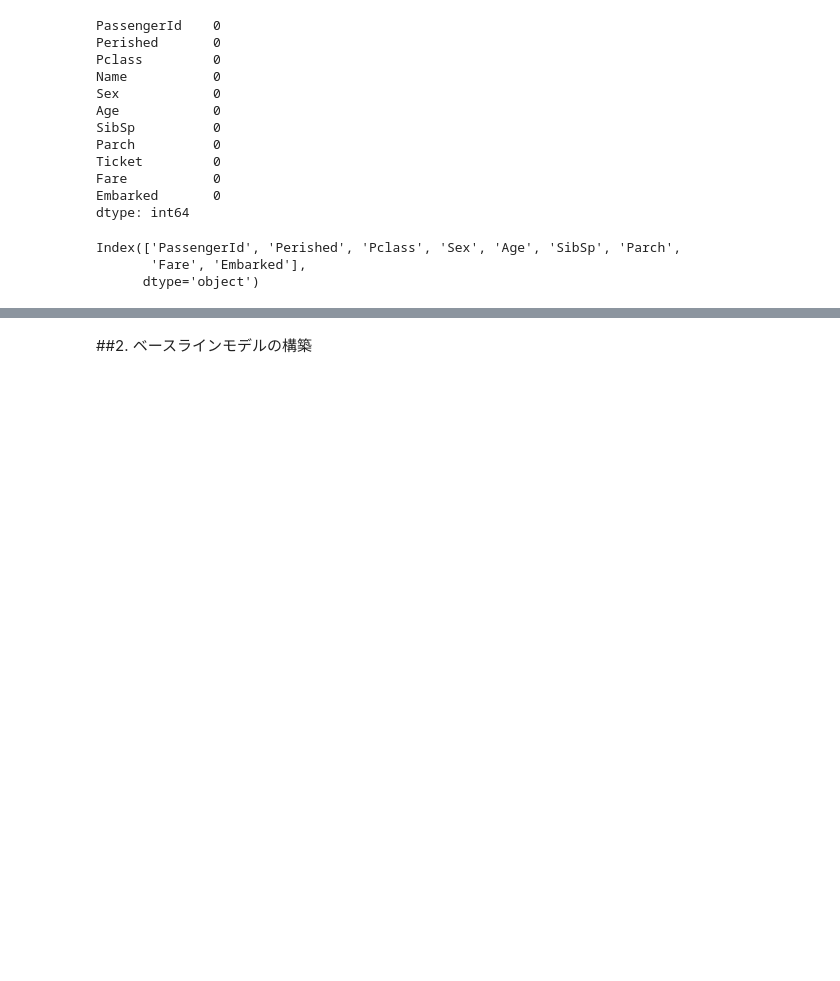
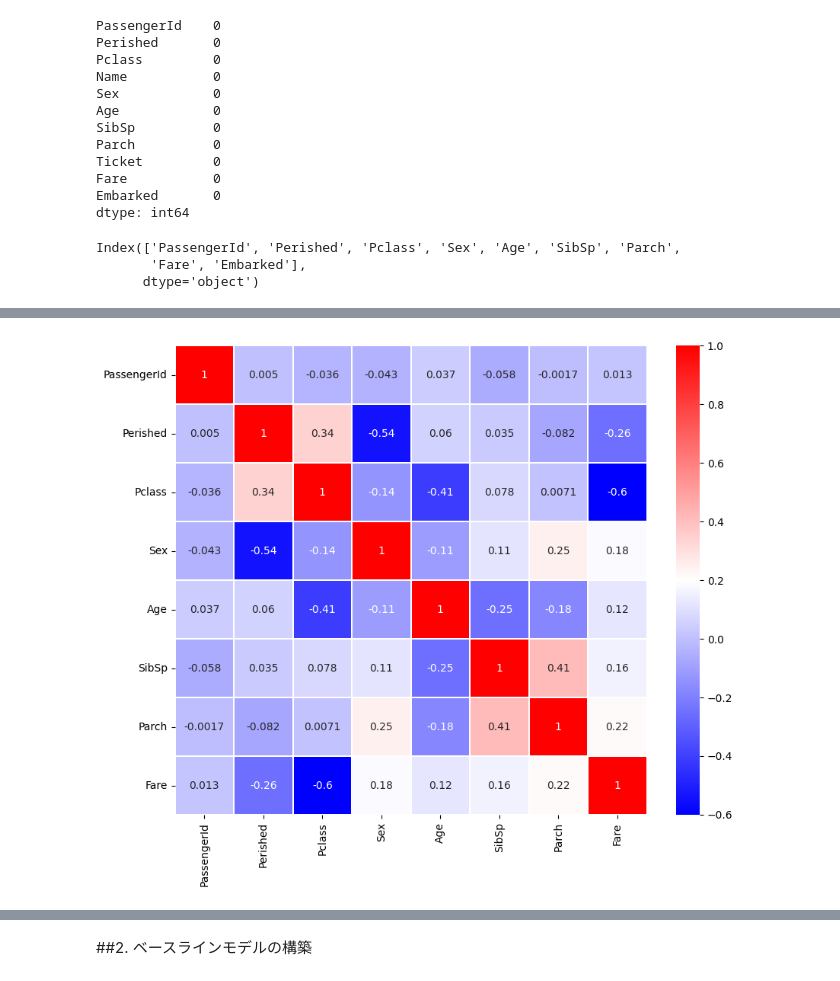
Before and after one commit to rokugatsu/titanic_kaggle, a Jupyter notebook: Competition01_based_240528_0781.ipynb, the cells around one changed output, grey strips where cells are left out. Cells and saved outputs as stored; diff of their text form; code cells hidden in the pictures; blank space fills up the shorter version.

```diff
--- a/Competition01_based_240528_0781.ipynb
+++ b/Competition01_based_240528_0781.ipynb
@@ -181,10 +184,13 @@ fare = pd.concat([df_train['Fare'], df_test['Fare']])
 #df1.groupby('city')['birth_year'].mean()
 
 #df[df['City'] == 'Tokyo']
-df_all_Pclass0 = df_all[df_all['Pclass']==0]
-df_all_Pclass1 = df_all[df_all['Pclass']==1]
-df_all_Pclass2 = df_all[df_all['Pclass']==2]
-df_all_Pclass3 = df_all[df_all['Pclass']==3]
+df_all_Pclass0 = df_all[df_all['Pclass']==0.5]
+df_all_Pclass1 = df_all[df_all['Pclass']==1.0]
+df_all_Pclass2 = df_all[df_all['Pclass']==2.0]
+df_all_Pclass3 = df_all[df_all['Pclass']==3.0]
+
+df_all_MasterMale = df_all[ (df_all['Sex']=='male') & ((df_all.Name.map(lambda x: True if str(x).find('Master.') > 0 else False)))]
+Pclass_MasterMale_Mean_Age = df_all[ (df_all['Sex']=='male') & ((df_all.Name.map(lambda x: True if str(x).find('Master.') > 0 else False)))].Age.mean()
 
 #Pclass0
 Pclass0_Male_Mean_Age = df_all_Pclass0[df_all_Pclass0['Sex']=='male'].Age.mean()
@@ -245,9 +251,9 @@ print('Pclass3_Male_Mean_Age: {}, Pclass3_MissFemale_Mean_Age: {}, Pclass3_MsFem
 #train.loc[(train["Sex"].values == "male") & (train["Age"].isnull()), "Age"] = train.query("Sex == 'male'")["Age"].mean()
 #train data
 
-df_train.loc[(df_train["Pclass"].values == 0) & (df_train["Sex"].values == "male") & (df_train["Age"].isnull()), "Age"] = Pclass0_Male_Mean_Age
-df_train.loc[(df_train["Pclass"].values == 0) & (df_train["Sex"].values == "female") & (df_train["Age"].isnull()) & (df_train.Name.map(lambda x: True if str(x).find('Miss') > 0 else False)), "Age"] = Pclass0_MissFemale_Mean_Age
-df_train.loc[(df_train["Pclass"].values == 0) & (df_train["Sex"].values == "female") & (df_train["Age"].isnull()) & (df_train.Name.map(lambda x: True if str(x).find('Mrs') > 0 else False)), "Age"] = Pclass0_MrsFemale_Mean_Age
+df_train.loc[(df_train["Pclass"].values == 0.5) & (df_train["Sex"].values == "male") & (df_train["Age"].isnull()), "Age"] = Pclass0_Male_Mean_Age
+df_train.loc[(df_train["Pclass"].values == 0.5) & (df_train["Sex"].values == "female") & (df_train["Age"].isnull()) & (df_train.Name.map(lambda x: True if str(x).find('Miss') > 0 else False)), "Age"] = Pclass0_MissFemale_Mean_Age
+df_train.loc[(df_train["Pclass"].values == 0.5) & (df_train["Sex"].values == "female") & (df_train["Age"].isnull()) & (df_train.Name.map(lambda x: True if str(x).find('Mrs') > 0 else False)), "Age"] = Pclass0_MrsFemale_Mean_Age
 
 df_train.loc[(df_train["Pclass"].values == 1) & (df_train["Sex"].values == "male") & (df_train["Age"].isnull()), "Age"] = Pclass1_Male_Mean_Age
 #df_train.loc[(df_train["Pclass"].values == 1) & (df_train["Sex"].values == "female") & (df_train["Age"].isnull()), "Age"] = Pclass1_MissFemale_Mean_Age
@@ -265,10 +271,10 @@ df_train.loc[(df_train["Pclass"].values == 3) & (df_train["Sex"].values == "fema
 df_train.loc[(df_train["Pclass"].values == 3) & (df_train["Sex"].values == "female") & (df_train["Age"].isnull()) & (df_train.Name.map(lambda x: True if str(x).find('Mrs') > 0 else False)), "Age"] = Pclass3_MrsFemale_Mean_Age
 
 #test data
-df_test.loc[(df_test["Pclass"].values == 0) & (df_test["Sex"].values == "male") & (df_test["Age"].isnull()), "Age"] = Pclass0_Male_Mean_Age
-df_test.loc[(df_test["Pclass"].values == 0) & (df_test["Sex"].values == "female") & (df_test["Age"].isnull()), "Age"] = (Pclass0_MissFemale_Mean_Age+Pclass0_MrsFemale_Mean_Age)/2
-df_test.loc[(df_test["Pclass"].values == 0) & (df_test["Sex"].values == "female") & (df_test["Age"].isnull()) & (df_test.Name.map(lambda x: True if str(x).find('Miss') > 0 else False)), "Age"] = Pclass0_MissFemale_Mean_Age
-df_test.loc[(df_test["Pclass"].values == 0) & (df_test["Sex"].values == "female") & (df_test["Age"].isnull()) & (df_test.Name.map(lambda x: True if str(x).find('Mrs') > 0 else False)), "Age"] = Pclass0_MrsFemale_Mean_Age
+df_test.loc[(df_test["Pclass"].values == 0.5) & (df_test["Sex"].values == "male") & (df_test["Age"].isnull()), "Age"] = Pclass0_Male_Mean_Age
+df_test.loc[(df_test["Pclass"].values == 0.5) & (df_test["Sex"].values == "female") & (df_test["Age"].isnull()), "Age"] = (Pclass0_MissFemale_Mean_Age+Pclass0_MrsFemale_Mean_Age)/2
+df_test.loc[(df_test["Pclass"].values == 0.5) & (df_test["Sex"].values == "female") & (df_test["Age"].isnull()) & (df_test.Name.map(lambda x: True if str(x).find('Miss') > 0 else False)), "Age"] = Pclass0_MissFemale_Mean_Age
+df_test.loc[(df_test["Pclass"].values == 0.5) & (df_test["Sex"].values == "female") & (df_test["Age"].isnull()) & (df_test.Name.map(lambda x: True if str(x).find('Mrs') > 0 else False)), "Age"] = Pclass0_MrsFemale_Mean_Age
 
 df_test.loc[(df_test["Pclass"].values == 1) & (df_test["Sex"].values == "male") & (df_test["Age"].isnull()), "Age"] = Pclass1_Male_Mean_Age
 df_test.loc[(df_test["Pclass"].values == 1) & (df_test["Sex"].values == "female") & (df_test["Age"].isnull()), "Age"] = (Pclass1_MissFemale_Mean_Age+Pclass1_MrsFemale_Mean_Age)/2
@@ -287,6 +293,11 @@ df_test.loc[(df_test["Pclass"].values == 3) & (df_test["Sex"].values == "female"
 df_test.loc[(df_test["Pclass"].values == 3) & (df_test["Sex"].values == "female") & (df_test["Age"].isnull()) & (df_test.Name.map(lambda x: True if str(x).find('Mrs') > 0 else False)), "Age"] = Pclass3_MrsFemale_Mean_Age
 
 
+#update
+df_train.loc[(df_train["Sex"].values == "male") & (df_train["Age"].isnull()) & (df_train.Name.map(lambda x: True if str(x).find('Master.') > 0 else False)), "Age"]   = Pclass_MasterMale_Mean_Age
+df_test.loc[(df_test["Sex"].values == "male") & (df_test["Age"].isnull()) & (df_test.Name.map(lambda x: True if str(x).find('Master.') > 0 else False)), "Age"]       = Pclass_MasterMale_Mean_Age
+
+
 df_train['Fare'].fillna(fare.mean(), inplace=True)
 df_test['Fare'].fillna(fare.mean(), inplace=True)
 
@@ -411 +422,9 @@ df_train.head()
+# %%
+df_numeric = df_train.select_dtypes(include=['number'])
+sns.heatmap(df_numeric.corr(),annot=True,cmap='bwr',linewidths=0.2)
+fig=plt.gcf()
+fig.set_size_inches(10,8)
+plt.show()
+# %% [output]
+[figure, added]
 # %%
```
Also changed, not shown: parts of 31 cells of this notebook.
